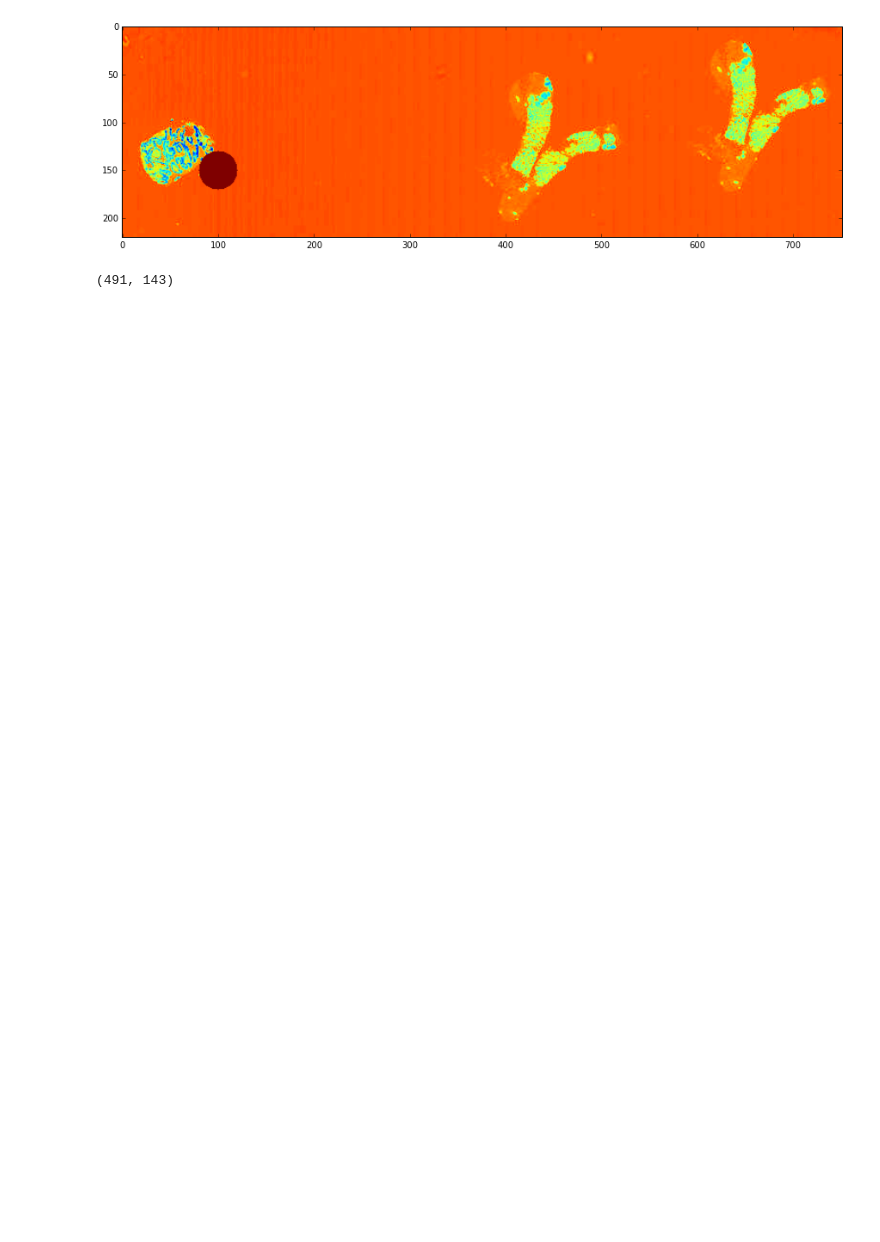
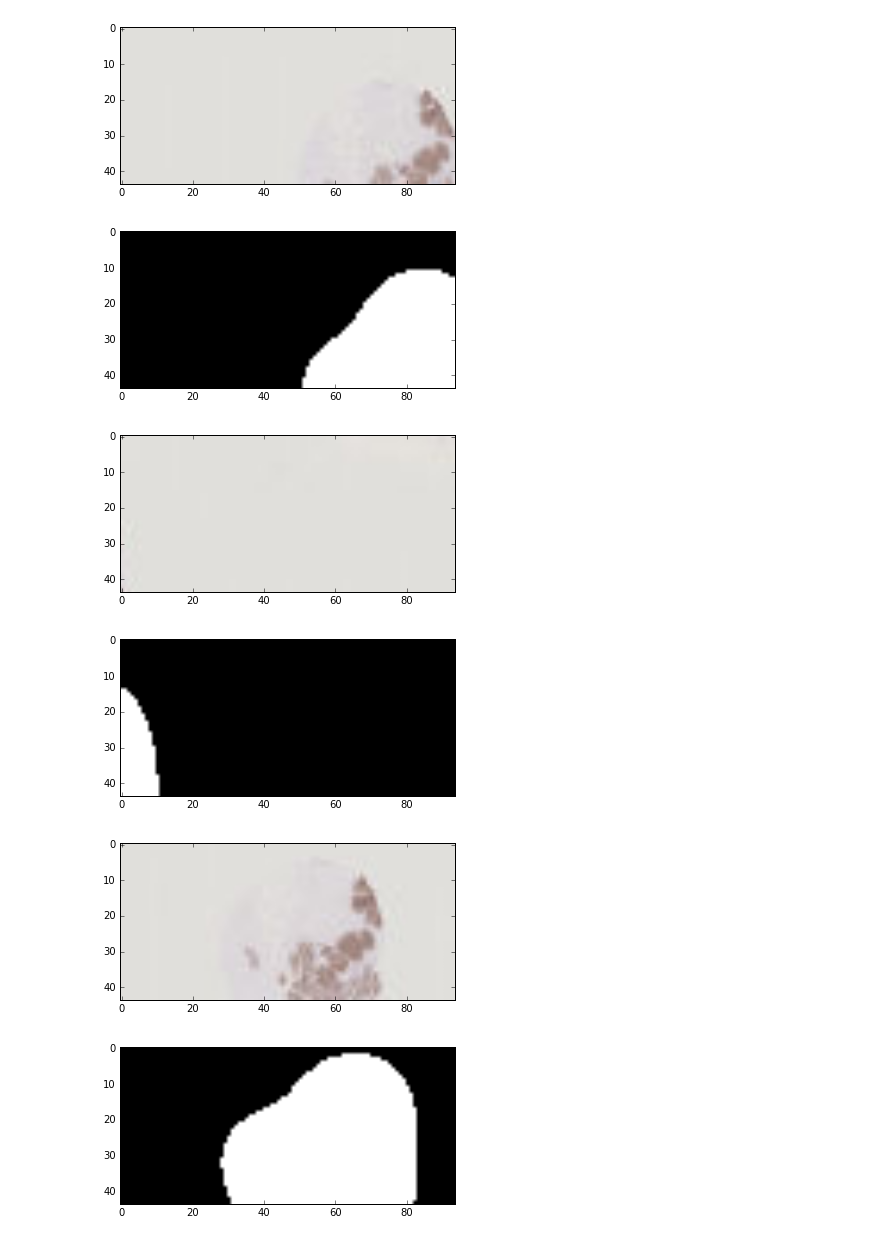
Before and after one commit to mattdns1006/her2, a Jupyter notebook: her2Image.ipynb, the cells around one changed output. Saved outputs shown, nothing was run; the diff lists cells and outputs as text; code cells hidden in the pictures; blank space fills up the shorter version.

```diff
--- a/her2Image.ipynb
+++ b/her2Image.ipynb
@@ -106,12 +56,41 @@ cv2.pointPolygonTest(eg.scaledBoxes[0],(1000,2500),False)
-# %%
-plt.figure(figsize=(15,15))
-eg = her2Image(4)
-cv2.circle(eg.lowRes,(100, 150),20,(255,0,0),thickness=-1)
-plt.imshow(eg.lowRes)
-plt.show()
-# %% [output]
-[figure, removed]
-# %%
-print((coords[0][1], coords[1][1]))
-# %% [output]
-(491, 143)
+# %%
+def factors(n,k):
+    facs = reduce(list.__add__,
+                ([i, n//i] for i in range(1, int(n**0.5) + 1) if n % i == 0))
+    return sorted(facs)[-k]
+
+def blockshaped(arr, nrows, ncols):
+    """
+    Return an array of shape (n, nrows, ncols) where
+    n * nrows * ncols = arr.size
+
+    If arr is a 2D array, the returned array should look like n subblocks with
+    each subblock preserving the "physical" layout of arr.
+    """
+    h, w = arr.shape
+    return (arr.reshape(h//nrows, nrows, -1, ncols)
+               .swapaxes(1,2)
+               .reshape(-1, nrows, ncols))
+
+nrows,ncols = map(lambda dim: factors(dim,4),eg.lowRes.shape)
+
+coordsX,coordsY = np.indices((eg.lowRes.shape[0],eg.lowRes.shape[1]))
+blocksX,blocksY = blockshaped(coordsX,nrows,ncols),blockshaped(coordsY,nrows,ncols)
+blocksThresh = blockshaped(eg.thresh,nrows,ncols)
+blocksLowRes = blockshaped(eg.lowRes,nrows,ncols)
+
+relaventCoords = []
+featureBlocks = np.where(np.any(blocksThresh==255,axis=(1,2)))[0]
+for block in featureBlocks:
+    relaventCoords.append((blocksX[block],blocksY[block]))
+    plt.imshow(eg.lowResRGB[(blocksX[block],blocksY[block])],cmap=cm.gray)
+    plt.show()
+    plt.imshow(blocksThresh[block],cmap=cm.gray)
+    plt.show()
+# %% [output]
+[figure, added]
+[figure, added]
+[figure, added]
+[figure, added]
+[figure, added]
+[figure, added]
```
Also changed, not shown: parts of 7 cells of this notebook.
